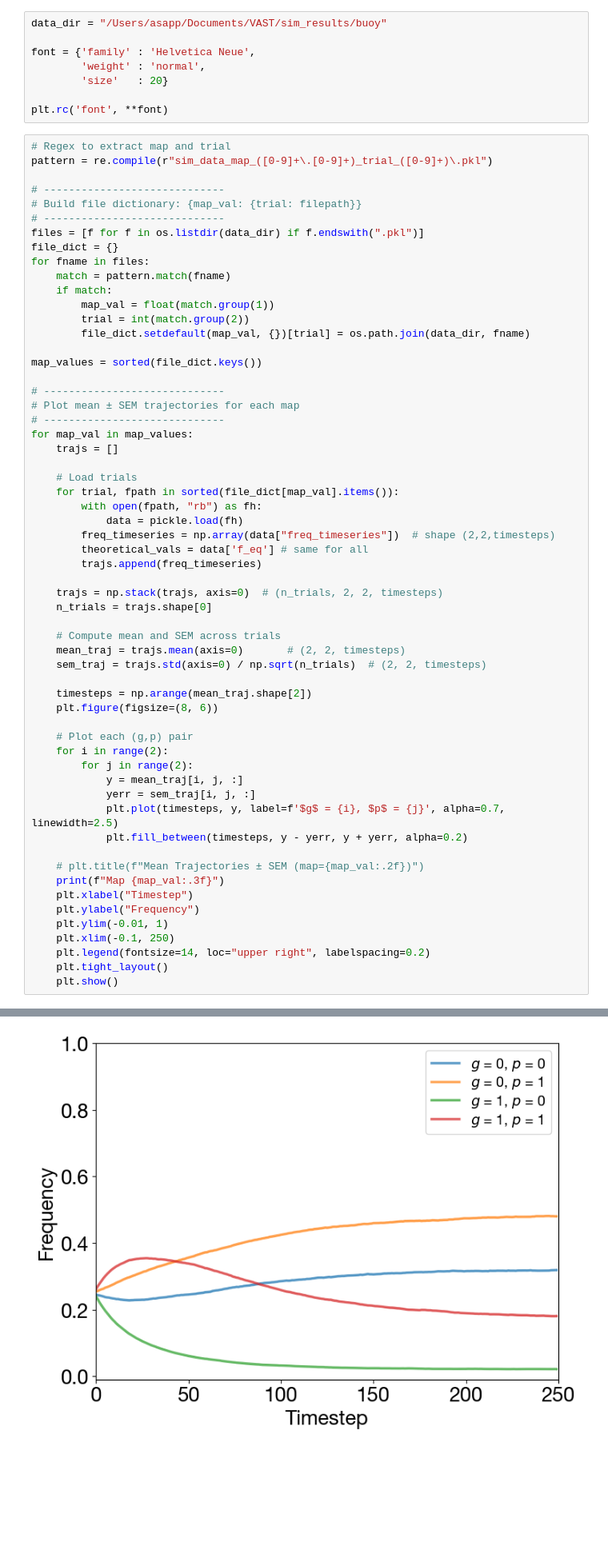
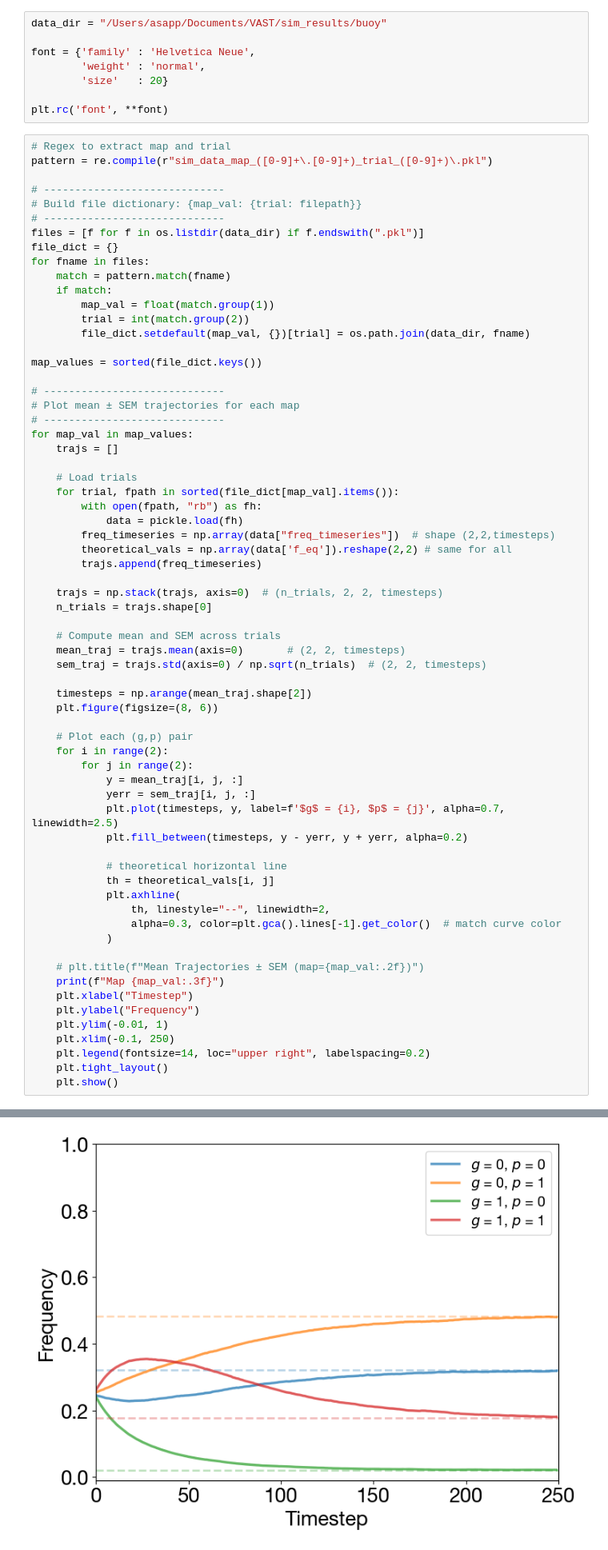
Before and after one commit to vastcollab/ProPGen, a Jupyter notebook: plots/buoy.ipynb, the cells around one changed output, grey strips where cells are left out. Shown at 80% size. Saved outputs shown, nothing was run; the diff lists cells and outputs as text; blank space fills up the shorter version.

```diff
--- a/plots/buoy.ipynb
+++ b/plots/buoy.ipynb
@@ -43,7 +43,7 @@ for map_val in map_values:
         with open(fpath, "rb") as fh:
             data = pickle.load(fh)
         freq_timeseries = np.array(data["freq_timeseries"])  # shape (2,2,timesteps)
-        theoretical_vals = data['f_eq'] # same for all
+        theoretical_vals = np.array(data['f_eq']).reshape(2,2) # same for all
         trajs.append(freq_timeseries)
 
     trajs = np.stack(trajs, axis=0)  # (n_trials, 2, 2, timesteps)
@@ -64,6 +64,13 @@ for map_val in map_values:
             plt.plot(timesteps, y, label=f'$g$ = {i}, $p$ = {j}', alpha=0.7, linewidth=2.5)
             plt.fill_between(timesteps, y - yerr, y + yerr, alpha=0.2)
 
+            # theoretical horizontal line
+            th = theoretical_vals[i, j]
+            plt.axhline(
+                th, linestyle="--", linewidth=2,
+                alpha=0.3, color=plt.gca().lines[-1].get_color()  # match curve color
+            )
+
     # plt.title(f"Mean Trajectories ± SEM (map={map_val:.2f})")
     print(f"Map {map_val:.3f}")
     plt.xlabel("Timestep")
@@ -79,3 +86,3 @@ Map 0.000
 Map 0.100
-[figure, old version]
+[figure, new version]
 Map 0.200
```
Also changed, not shown: parts of 1 cell of this notebook, 1 other file.
